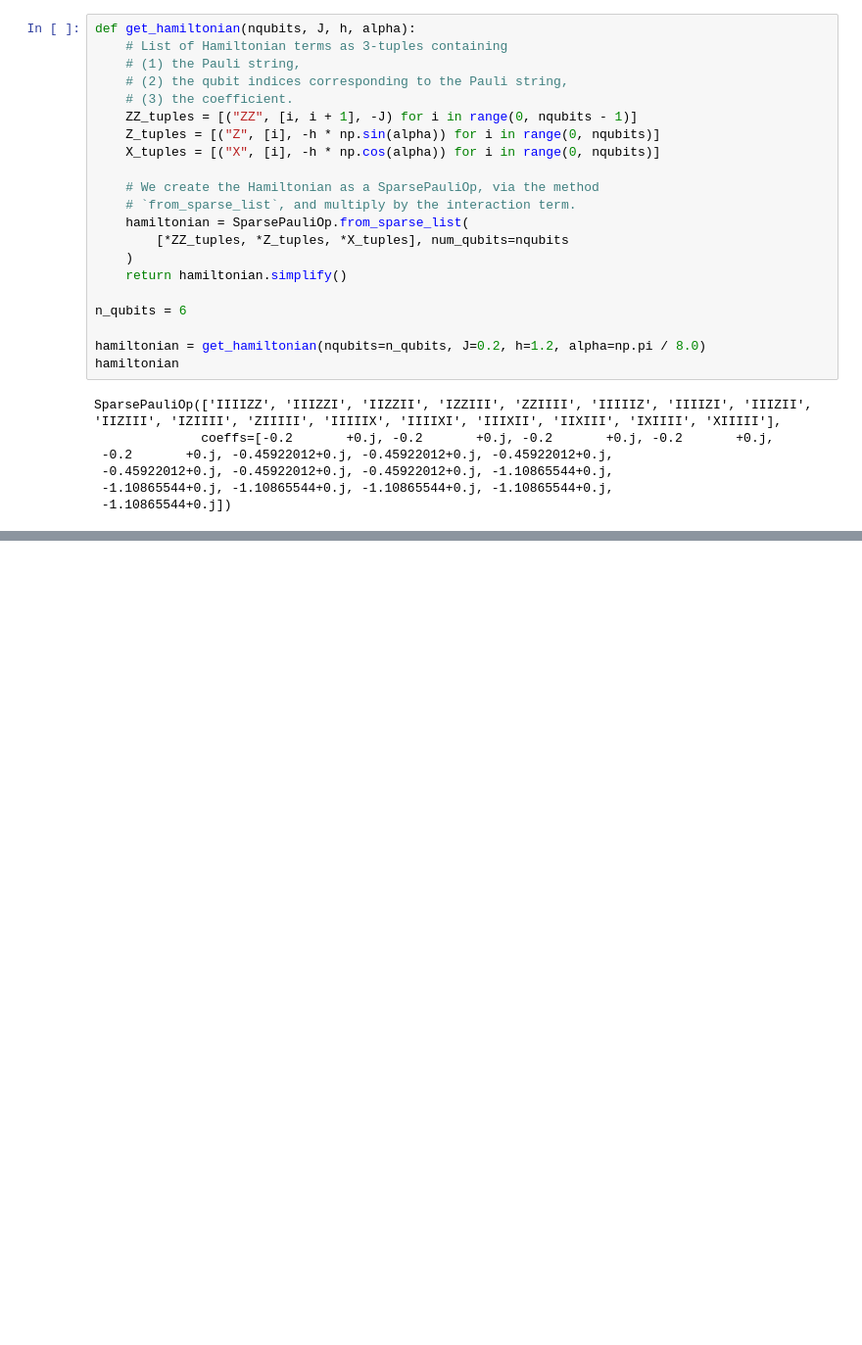
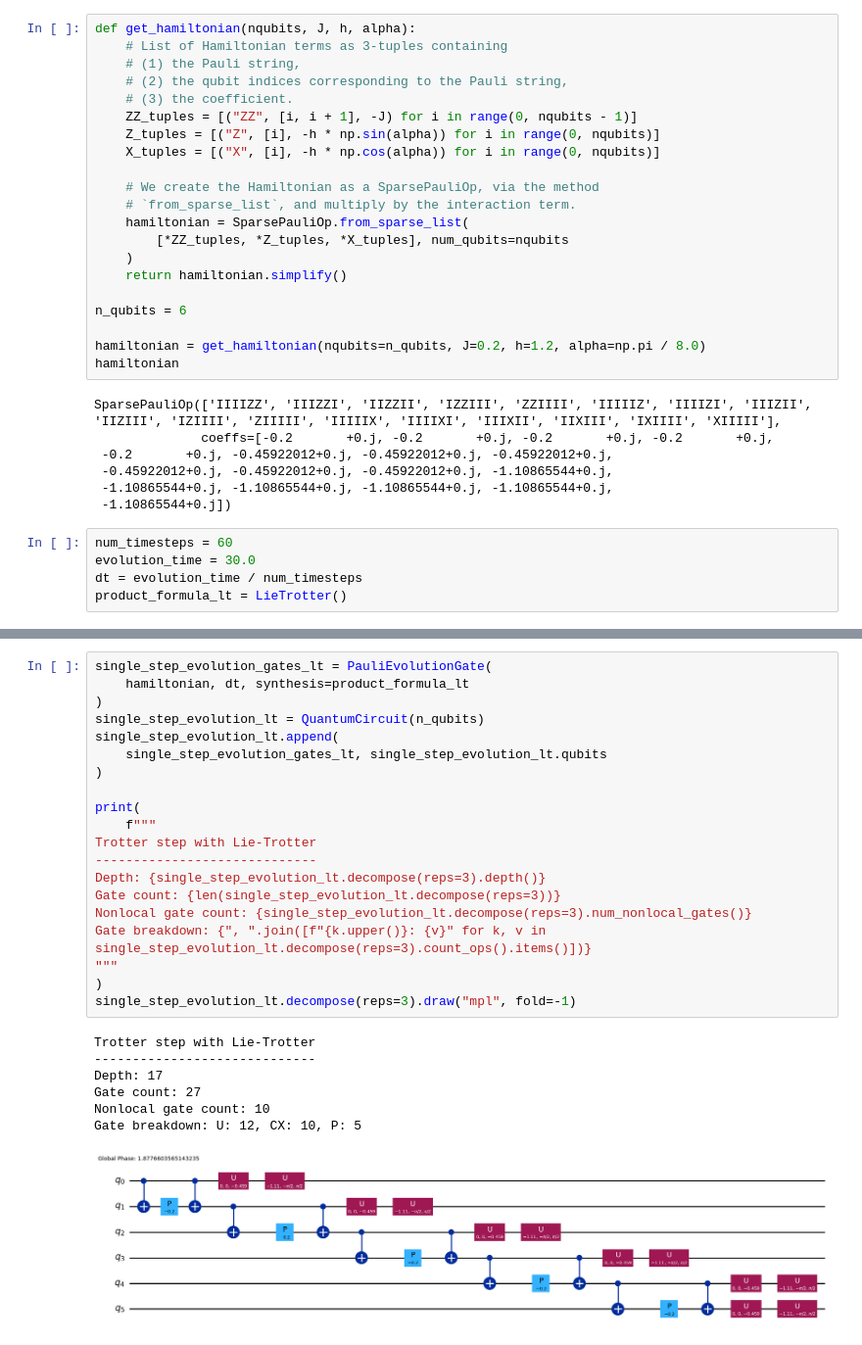
Before and after one commit to Takshit-Jewlia/VQE-tj, a Jupyter notebook: Time Evolution/JCM_Two_lvl.ipynb, the cells around one changed output, grey strips where cells are left out. Shown at 98% size. Saved outputs shown, nothing was run; the diff lists cells and outputs as text; blank space fills up the shorter version.

```diff
--- a/Time Evolution/JCM_Two_lvl.ipynb
+++ b/Time Evolution/JCM_Two_lvl.ipynb
@@ -64,3 +64,8 @@ SparsePauliOp(['IIIIZZ', 'IIIZZI', 'IIZZII', 'IZZIII', 'ZZIIII', 'IIIIIZ', 'IIII
  -0.45922012+0.j, -0.45922012+0.j, -0.45922012+0.j, -1.10865544+0.j,
  -1.10865544+0.j, -1.10865544+0.j, -1.10865544+0.j, -1.10865544+0.j,
  -1.10865544+0.j])
+# %%
+num_timesteps = 60
+evolution_time = 30.0
+dt = evolution_time / num_timesteps
+product_formula_lt = LieTrotter()
@@ -66,0 +79,28 @@ SparsePauliOp(['IIIIZZ', 'IIIZZI', 'IIZZII', 'IZZIII', 'ZZIIII', 'IIIIIZ', 'IIII
+# %%
+single_step_evolution_gates_lt = PauliEvolutionGate(
+    hamiltonian, dt, synthesis=product_formula_lt
+)
+single_step_evolution_lt = QuantumCircuit(n_qubits)
+single_step_evolution_lt.append(
+    single_step_evolution_gates_lt, single_step_evolution_lt.qubits
+)
+
+print(
+    f"""
+Trotter step with Lie-Trotter
+-----------------------------
+Depth: {single_step_evolution_lt.decompose(reps=3).depth()}
+Gate count: {len(single_step_evolution_lt.decompose(reps=3))}
+Nonlocal gate count: {single_step_evolution_lt.decompose(reps=3).num_nonlocal_gates()}
+Gate breakdown: {", ".join([f"{k.upper()}: {v}" for k, v in single_step_evolution_lt.decompose(reps=3).count_ops().items()])}
+"""
+)
+single_step_evolution_lt.decompose(reps=3).draw("mpl", fold=-1)
+# %% [output]
+Trotter step with Lie-Trotter
+-----------------------------
+Depth: 17
+Gate count: 27
+Nonlocal gate count: 10
+Gate breakdown: U: 12, CX: 10, P: 5
+[figure, added]
```
Also changed, not shown: parts of 12 cells of this notebook, 4 other files.
